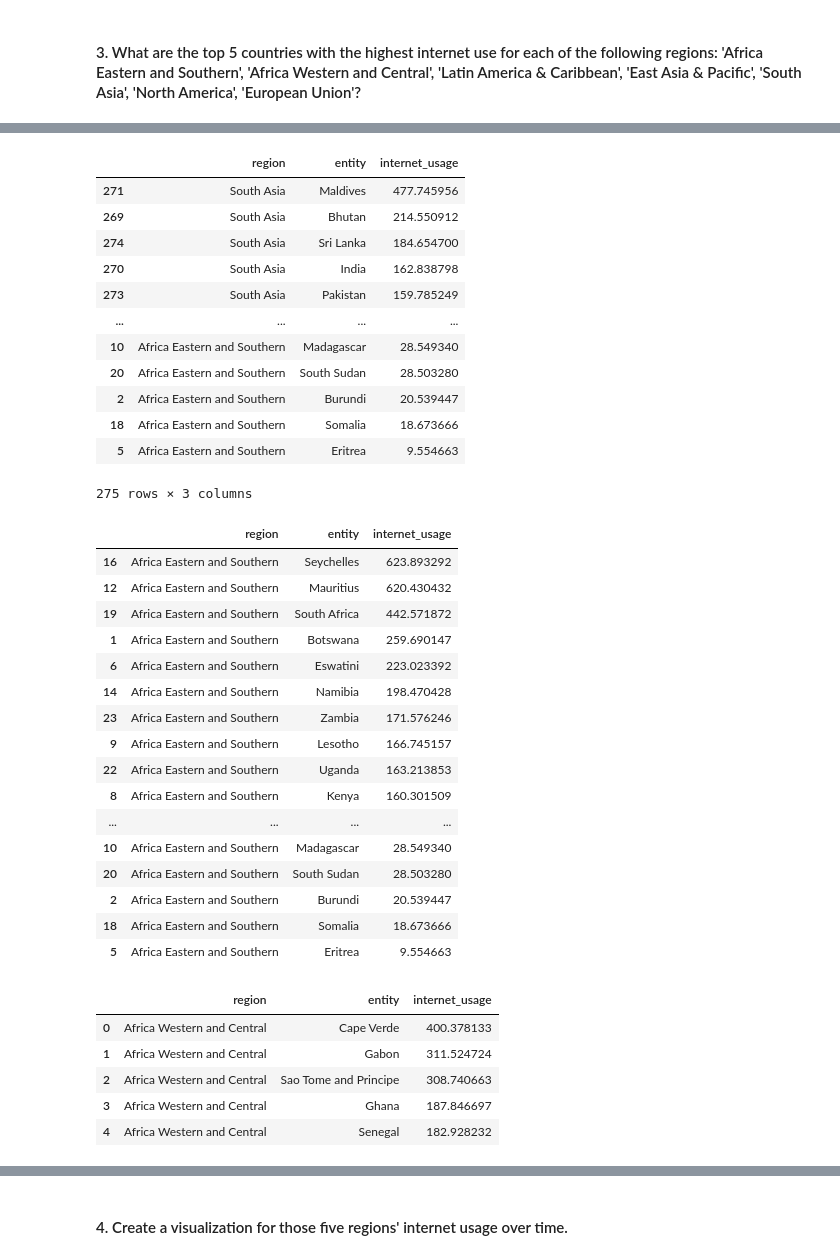
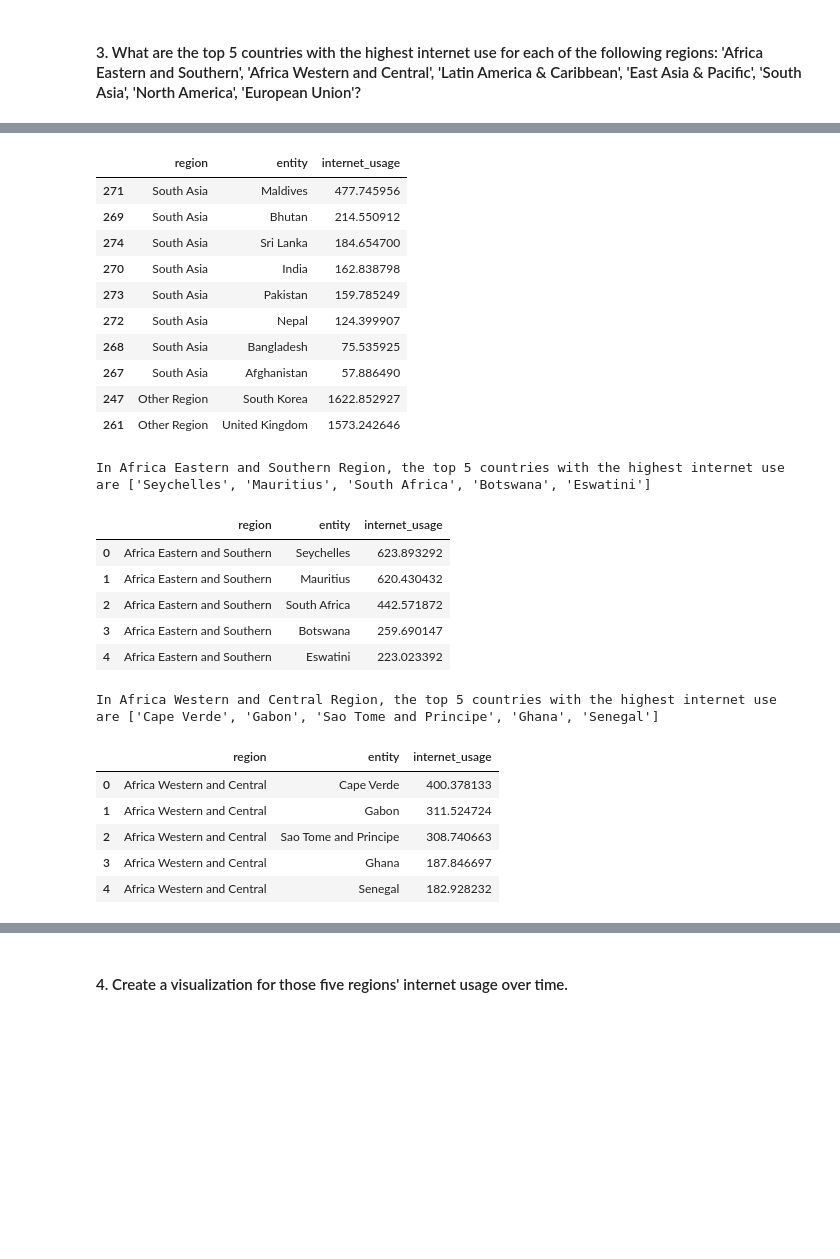
Before and after one commit to TelRich/World_Access_to_the_Internet, a Jupyter notebook: notebook.ipynb, the cells around one changed output, grey strips where cells are left out. Cells and saved outputs as stored; diff of their text form; code cells hidden in the pictures; blank space fills up the shorter version.

```diff
--- a/notebook.ipynb
+++ b/notebook.ipynb
@@ -440,7 +448,10 @@ all_table.sample(7)
 # %%
+# Group table by region and country, then sum their internet usage
 top5 = all_table.groupby(['region', 'entity'], as_index=False)['internet_usage'].sum()
+# Sort the grouped data in descending order
 top5 = top5.sort_values(['region', 'internet_usage'], ascending=False).groupby('entity').head()
-top5
+# Preview
+top5.head(10)
 # %% [output]
 |  | region | entity | internet_usage |
 | 271 | South Asia | Maldives | 477.745956 |
@@ -448,38 +459,32 @@ top5
 | 274 | South Asia | Sri Lanka | 184.654700 |
 | 270 | South Asia | India | 162.838798 |
 | 273 | South Asia | Pakistan | 159.785249 |
-| ... | ... | ... | ... |
-| 10 | Africa Eastern and Southern | Madagascar | 28.549340 |
-| 20 | Africa Eastern and Southern | South Sudan | 28.503280 |
-| 2 | Africa Eastern and Southern | Burundi | 20.539447 |
-| 18 | Africa Eastern and Southern | Somalia | 18.673666 |
-| 5 | Africa Eastern and Southern | Eritrea | 9.554663 |
+| 272 | South Asia | Nepal | 124.399907 |
+| 268 | South Asia | Bangladesh | 75.535925 |
+| 267 | South Asia | Afghanistan | 57.886490 |
+| 247 | Other Region | South Korea | 1622.852927 |
+| 261 | Other Region | United Kingdom | 1573.242646 |
-275 rows × 3 columns
 # %%
-top5_AfricaEastern_andSouthern = top5[top5['region'] == 'Africa Eastern and Southern']
+# Filtering Africa Eastern and Southern Region
+top5_AfricaEastern_andSouthern = top5[top5['region'] == 'Africa Eastern and Southern'].reset_index(drop=True)[:5]
+print("In Africa Eastern and Southern Region, the top 5 countries with the highest internet use are; {}".format(list(top5_AfricaEastern_andSouthern.entity)))
 top5_AfricaEastern_andSouthern
 # %% [output]
+In Africa Eastern and Southern Region, the top 5 countries with the highest internet use are ['Seychelles', 'Mauritius', 'South Africa', 'Botswana', 'Eswatini']
 |  | region | entity | internet_usage |
-| 16 | Africa Eastern and Southern | Seychelles | 623.893292 |
-| 12 | Africa Eastern and Southern | Mauritius | 620.430432 |
-| 19 | Africa Eastern and Southern | South Africa | 442.571872 |
-| 1 | Africa Eastern and Southern | Botswana | 259.690147 |
-| 6 | Africa Eastern and Southern | Eswatini | 223.023392 |
-| 14 | Africa Eastern and Southern | Namibia | 198.470428 |
-| 23 | Africa Eastern and Southern | Zambia | 171.576246 |
-| 9 | Africa Eastern and Southern | Lesotho | 166.745157 |
-| 22 | Africa Eastern and Southern | Uganda | 163.213853 |
-| 8 | Africa Eastern and Southern | Kenya | 160.301509 |
-| ... | ... | ... | ... |
-| 10 | Africa Eastern and Southern | Madagascar | 28.549340 |
-| 20 | Africa Eastern and Southern | South Sudan | 28.503280 |
-| 2 | Africa Eastern and Southern | Burundi | 20.539447 |
-| 18 | Africa Eastern and Southern | Somalia | 18.673666 |
-| 5 | Africa Eastern and Southern | Eritrea | 9.554663 |
+| 0 | Africa Eastern and Southern | Seychelles | 623.893292 |
+| 1 | Africa Eastern and Southern | Mauritius | 620.430432 |
+| 2 | Africa Eastern and Southern | South Africa | 442.571872 |
+| 3 | Africa Eastern and Southern | Botswana | 259.690147 |
+| 4 | Africa Eastern and Southern | Eswatini | 223.023392 |
 # %%
+# Filtering Africa Western and Central Region
 top5_AfricaWestern_andCentral = top5[top5['region'] == 'Africa Western and Central'].reset_index(drop=True)[:5]
+# Print result
+print("In Africa Western and Central Region, the top 5 countries with the highest internet use are; {}".format(list(top5_AfricaWestern_andCentral.entity)))
 top5_AfricaWestern_andCentral
 # %% [output]
+In Africa Western and Central Region, the top 5 countries with the highest internet use are ['Cape Verde', 'Gabon', 'Sao Tome and Principe', 'Ghana', 'Senegal']
 |  | region | entity | internet_usage |
 | 0 | Africa Western and Central | Cape Verde | 400.378133 |
 | 1 | Africa Western and Central | Gabon | 311.524724 |
```
Also changed, not shown: parts of 18 cells of this notebook.
